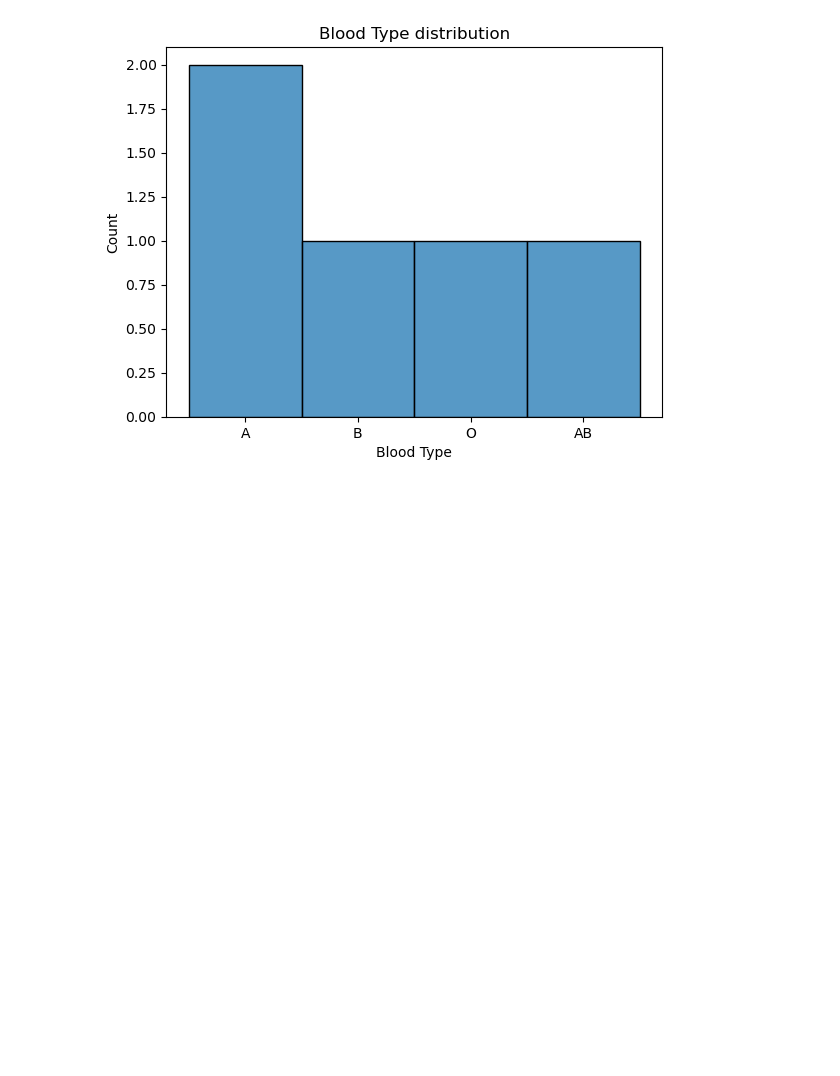
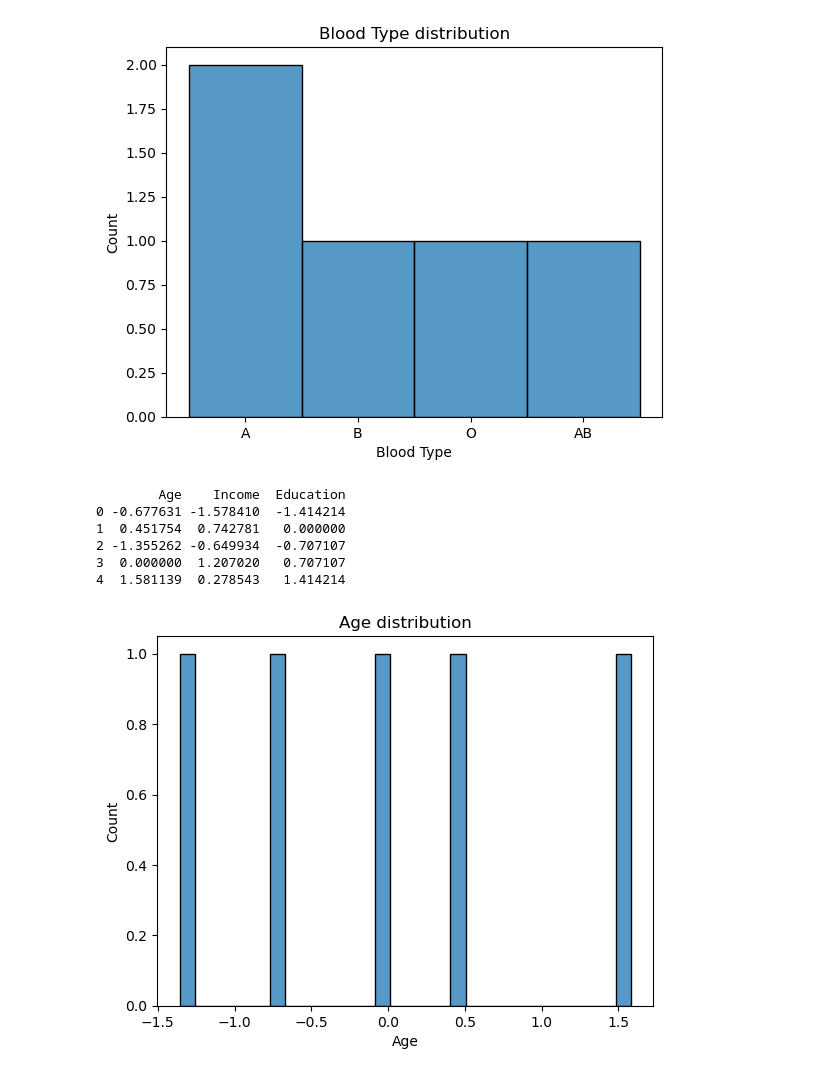
Before and after one commit to BABYTOYOYO/AI-CODES, a Jupyter notebook: PROJEC.ipynb, the cells around one changed output. Cells and saved outputs as stored; diff of their text form; code cells hidden in the pictures; blank space fills up the shorter version.

```diff
--- a/PROJEC.ipynb
+++ b/PROJEC.ipynb
@@ -201,3 +201,39 @@ plt.xlabel('Blood Type')
 plt.show()
 # %% [output]
 [figure]
+# %%
+from sklearn.preprocessing import StandardScaler
+
+# Assuming 'df' is your DataFrame with the features to be scaled
+df = pd.DataFrame({
+    'Age': [25, 30, 22, 28, 35],
+    'Income': [50000, 75000, 60000, 80000, 70000],
+    'Education': [12, 16, 14, 18, 20]
+})
+
+# Extract the features you want to scale
+features_to_scale = ['Age', 'Income', 'Education']
+
+# Initialize StandardScaler
+scaler = StandardScaler()
+
+# Apply StandardScaler to the selected features
+df[features_to_scale] = scaler.fit_transform(df[features_to_scale])
+
+# Print the DataFrame with scaled features
+print(df)
+# %% [output]
+        Age    Income  Education
+0 -0.677631 -1.578410  -1.414214
+1  0.451754  0.742781   0.000000
+2 -1.355262 -0.649934  -0.707107
+3  0.000000  1.207020   0.707107
+4  1.581139  0.278543   1.414214
+# %%
+# Histogram for Age distribution
+sns.histplot(df['Age'].dropna(), bins=30)
+plt.title('Age distribution')
+plt.xlabel('Age')
+plt.show()
+# %% [output]
+[figure, added]
```
Also changed, not shown: parts of 2 cells of this notebook.
